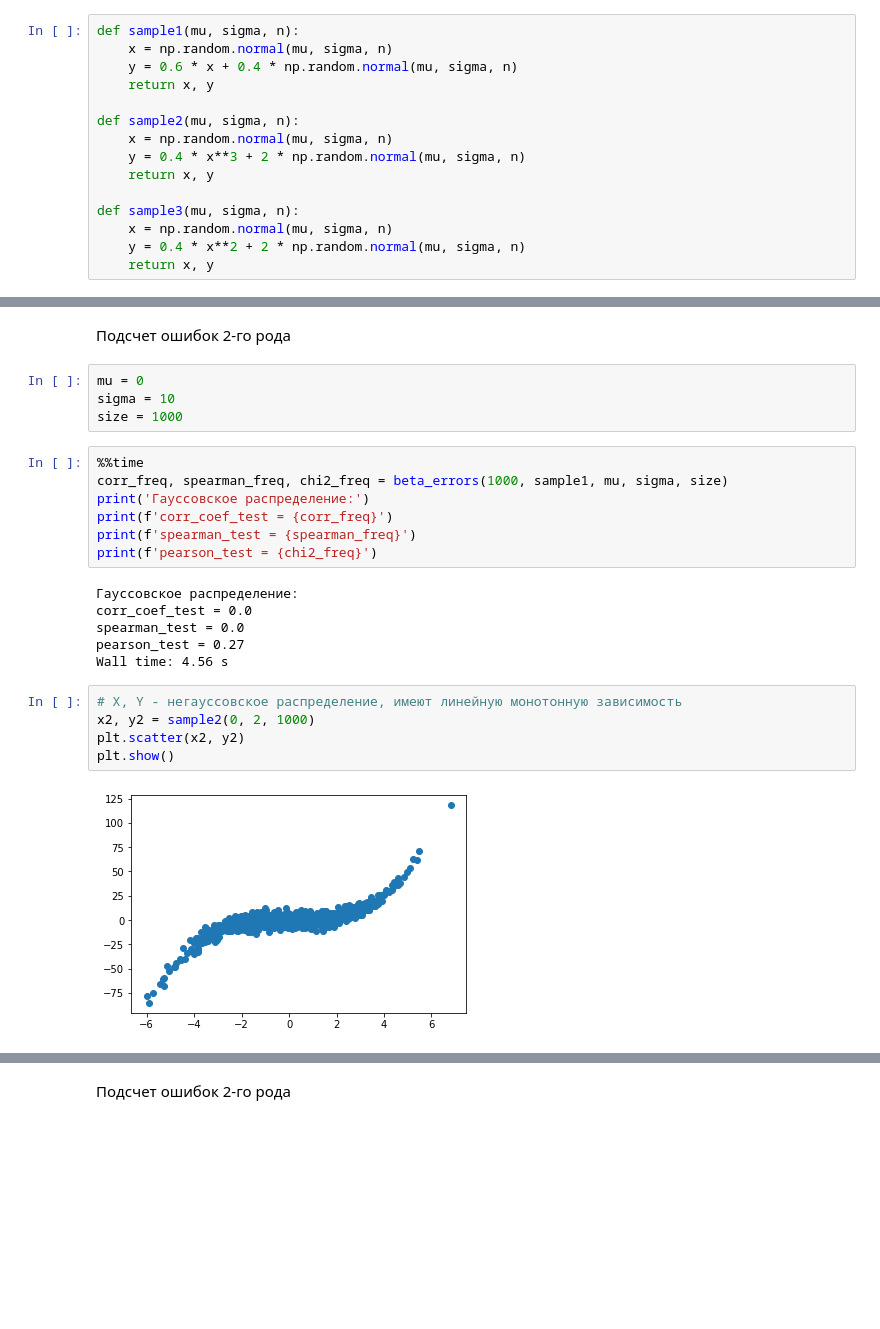
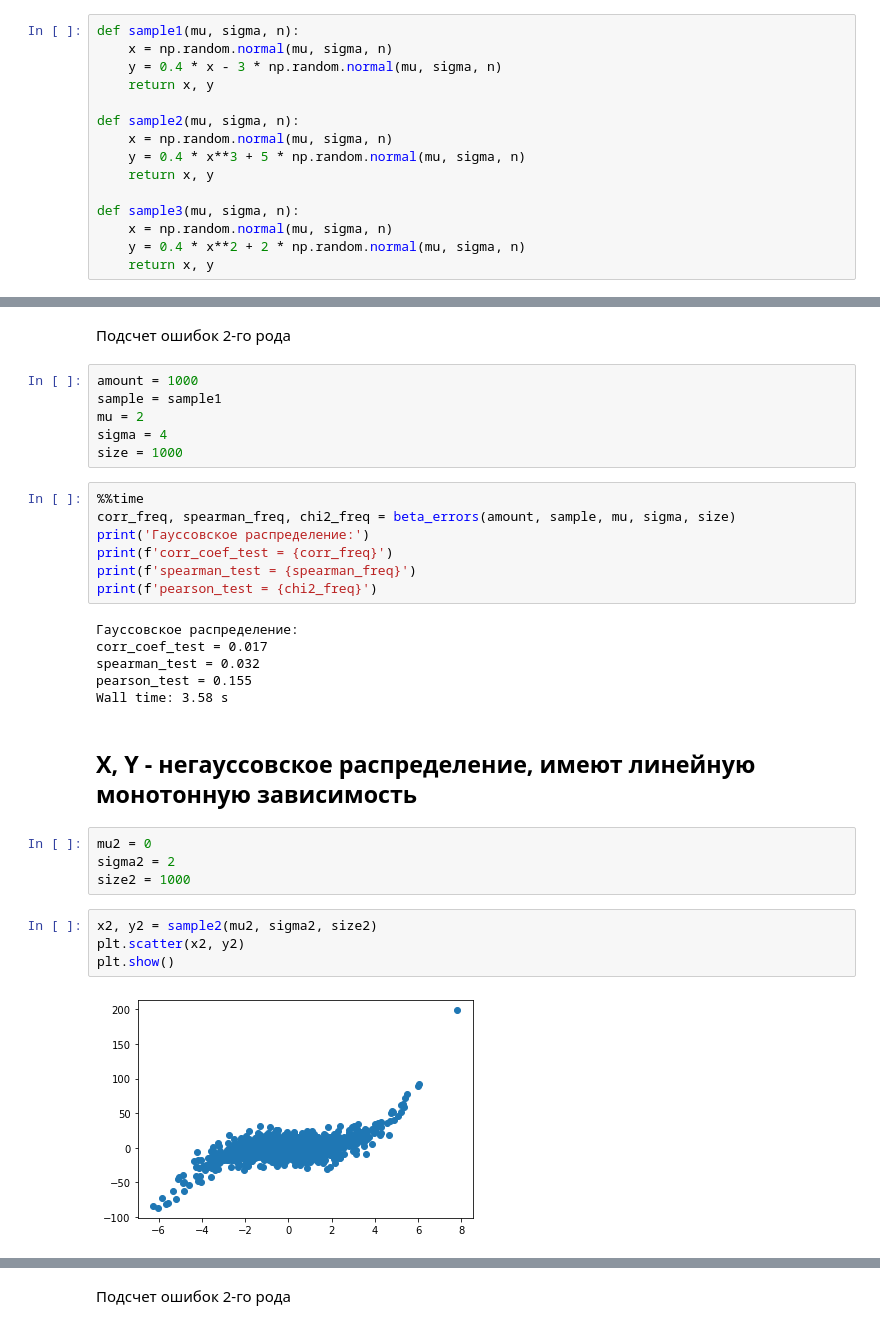
Before and after one commit to kocakn/statistics-course, a Jupyter notebook: lab2.ipynb, the cells around one changed output, grey strips where cells are left out. Drawn from its saved outputs; the diff is of its cells as text; blank space fills up the shorter version.

```diff
--- a/lab2.ipynb
+++ b/lab2.ipynb
@@ -20,12 +20,12 @@ import matplotlib.pyplot as plt
 # %%
 def sample1(mu, sigma, n):
     x = np.random.normal(mu, sigma, n)
-    y = 0.6 * x + 0.4 * np.random.normal(mu, sigma, n)
+    y = 0.4 * x - 3 * np.random.normal(mu, sigma, n)
     return x, y
 
 def sample2(mu, sigma, n):
     x = np.random.normal(mu, sigma, n)
-    y = 0.4 * x**3 + 2 * np.random.normal(mu, sigma, n)
+    y = 0.4 * x**3 + 5 * np.random.normal(mu, sigma, n)
     return x, y
 
 def sample3(mu, sigma, n):
@@ -161,26 +169,33 @@ chi2_lib: 23.868761939083413, p_value_lib: 8.486133283253754e-05
 # %% [markdown]
 Подсчет ошибок 2-го рода
 # %%
-mu = 0
-sigma = 10
+amount = 1000
+sample = sample1
+mu = 2
+sigma = 4
 size = 1000
 # %%
 %%time
-corr_freq, spearman_freq, chi2_freq = beta_errors(1000, sample1, mu, sigma, size)
+corr_freq, spearman_freq, chi2_freq = beta_errors(amount, sample, mu, sigma, size)
 print('Гауссовское распределение:')
 print(f'corr_coef_test = {corr_freq}')
 print(f'spearman_test = {spearman_freq}')
 print(f'pearson_test = {chi2_freq}')
 # %% [output]
 Гауссовское распределение:
-corr_coef_test = 0.0
-spearman_test = 0.0
-pearson_test = 0.27
-Wall time: 4.56 s
+corr_coef_test = 0.017
+spearman_test = 0.032
+pearson_test = 0.155
+Wall time: 3.58 s
+# %% [markdown]
+## X, Y - негауссовское распределение, имеют линейную монотонную зависимость
+# %%
+mu2 = 0
+sigma2 = 2
+size2 = 1000
 # %%
-# X, Y - негауссовское распределение, имеют линейную монотонную зависимость
-x2, y2 = sample2(0, 2, 1000)
+x2, y2 = sample2(mu2, sigma2, size2)
 plt.scatter(x2, y2)
 plt.show()
 # %% [output]
-[figure, old version]
+[figure, new version]
```
Also changed, not shown: parts of 31 cells of this notebook.
